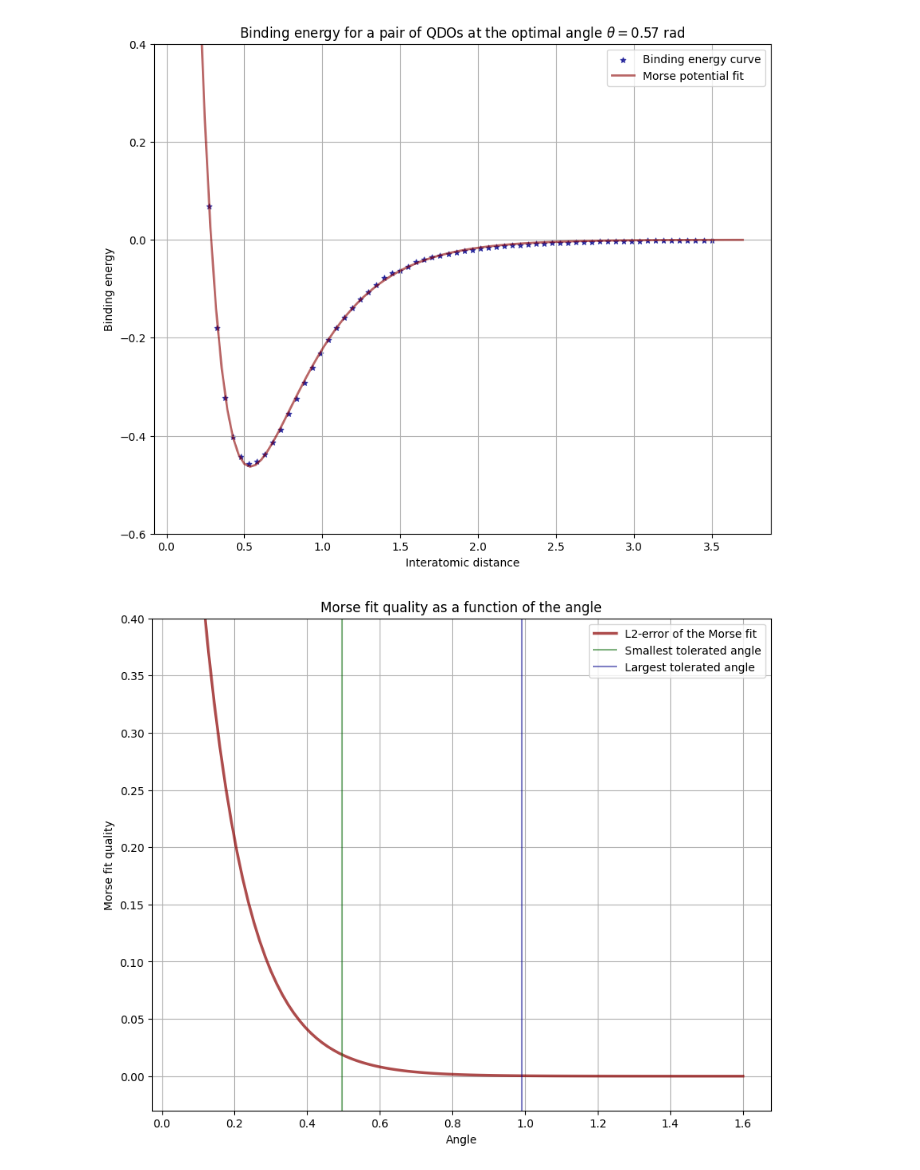
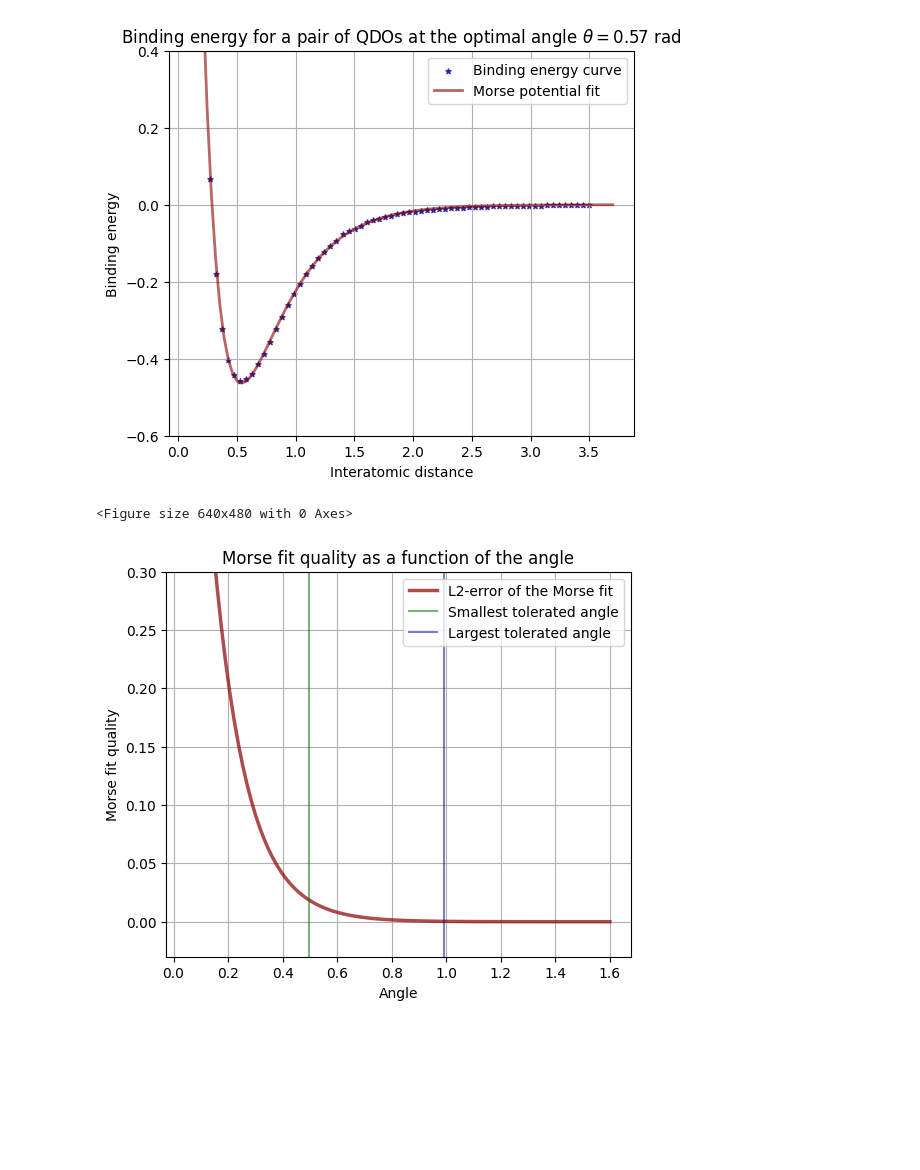
Before and after one commit to MatthieuSarkis/Long-range-intermolecular-interactions-on-a-continuous-variable-quantum-computer, a Jupyter notebook: plot.ipynb, the cells around one changed output. Saved outputs shown, nothing was run; the diff lists cells and outputs as text; code cells hidden in the pictures; blank space fills up the shorter version.

```diff
--- a/plot.ipynb
+++ b/plot.ipynb
@@ -271,75 +226,59 @@ plot_joint_density(
 # %%
-def plot_binding_curve_morse(
-    distance_array: np.ndarray,
-    binding_energy_array: np.ndarray,
-    angle_idx: int,
-    ymin: Optional[float]=None,
-    ymax: Optional[float]=None
-) -> None:
+angle_idx = 7
 
-    fig, axes = plt.subplots(nrows=1, ncols=1, figsize=(10, 8))
+fig, axes = plt.subplots(nrows=1, ncols=1, figsize=(6, 5))
 
-    line1, = axes.plot(
-        np.linspace(0.1, 3.7, 100),
-        [interpolation_morse(r, angle_idx) for r in np.linspace(0.1, 3.7, 100)],
-        c='darkred',
-        alpha=0.6,
-        linewidth=2.0,
-        label='Morse potential fit'
-    )
+line1, = axes.plot(
+    np.linspace(0.1, 3.7, 100),
+    [interpolation_morse(r, angle_idx) for r in np.linspace(0.1, 3.7, 100)],
+    c='darkred',
+    alpha=0.6,
+    linewidth=2.0,
+    label='Morse potential fit'
+)
+line0 = axes.scatter(
+    distances[startingDistance[angle_idx-1]::3],
+    binding_energies[angle_idx, startingDistance[angle_idx-1]::3],
+    s=15,
+    c='darkblue',
+    marker='*',
+    alpha=0.7,
+    label='Binding energy curve'
+)
 
-    line0 = axes.scatter(
-        distance_array[startingDistance[angle_idx-1]::3],
-        binding_energy_array[angle_idx, startingDistance[angle_idx-1]::3],
-        s=23,
-        c='darkblue',
-        marker='*',
-        alpha=0.7,
-        label='Binding energy curve'
-    )
-
-    axes.set_xlabel('Interatomic distance')
-    axes.set_ylabel('Binding energy')
-    if ymin is not None and ymax is not None:
-        axes.set_ylim(ymin, ymax)
-    axes.grid(True)
-    axes.set_title(r'Binding energy for a pair of QDOs at the optimal angle $\theta=0.57$ rad')
-    axes.legend(handles=[line0, line1])
-    plt.show()
-    #plt.savefig(save_path, dpi=300, transparent=False, bbox_inches='tight')
-
-plot_binding_curve_morse(
-    distance_array=distances,
-    binding_energy_array=binding_energies,
-    ymin=-0.6,
-    ymax=0.4,
-    angle_idx=7
-)
+axes.set_xlabel('Interatomic distance')
+axes.set_ylabel('Binding energy')
+axes.set_ylim(-0.6, 0.4)
+axes.grid(True)
+axes.set_title(r'Binding energy for a pair of QDOs at the optimal angle $\theta=0.57$ rad')
+axes.legend(handles=[line0, line1])
+plt.show()
+plt.savefig(os.path.join(save_dir, 'morse_fit'), dpi=300, transparent=False, bbox_inches='tight')
 # %% [output]
-[figure, old version]
+[figure, new version]
+<Figure size 640x480 with 0 Axes>
 # %%
-fig, axes = plt.subplots(nrows=1, ncols=1, figsize=(10, 8))
+fig, axes = plt.subplots(nrows=1, ncols=1, figsize=(6, 5))
 
 line0, = axes.plot(
     np.linspace(0.05, 1.6, 100),
     [fit_morse_quality(r) for r in np.linspace(0.01, 1.6, 100)],
     c='darkred',
     alpha=0.7,
     label='L2-error of the Morse fit',
     linewidth=2.5
 )
 
 line1 = axes.axvline(x=0.4960409453036515, label='Smallest tolerated angle', c='darkgreen', alpha=0.5)
 line2 = axes.axvline(x=0.992081890607303, label='Largest tolerated angle', c='darkblue', alpha=0.5)
 
 axes.legend(handles=[line0, line1, line2])
 
 axes.set_xlabel('Angle')
 axes.set_ylabel('Morse fit quality')
-axes.set_ylim(-0.03, 0.4)
+axes.set_ylim(-0.03, 0.3)
 axes.grid(True)
 axes.set_title('Morse fit quality as a function of the angle')
 plt.show()
-#plt.savefig(save_path, dpi=300, transparent=False, bbox_inches='tight')
 # %% [output]
-[figure, old version]
+[figure, new version]
```
Also changed, not shown: parts of 6 cells of this notebook, 6 other files.
